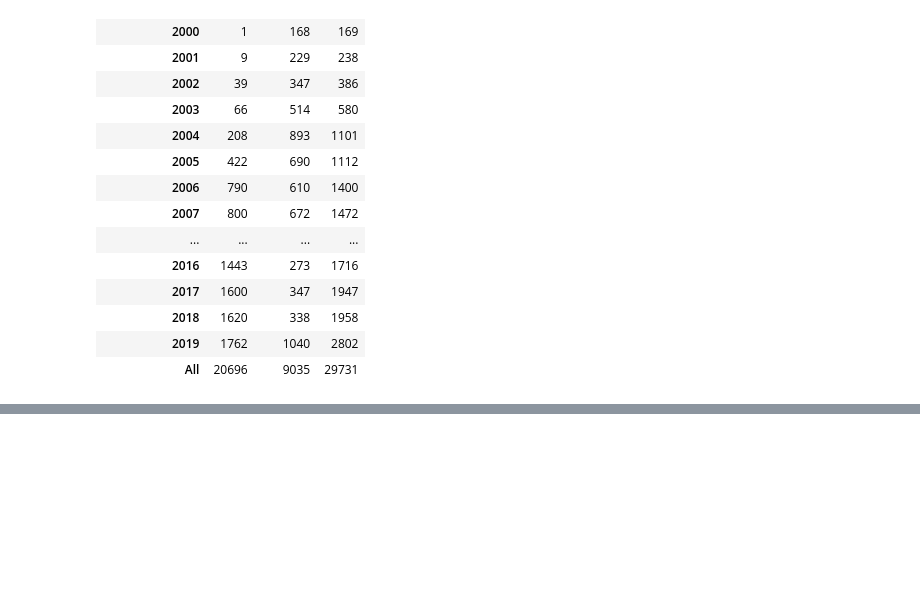
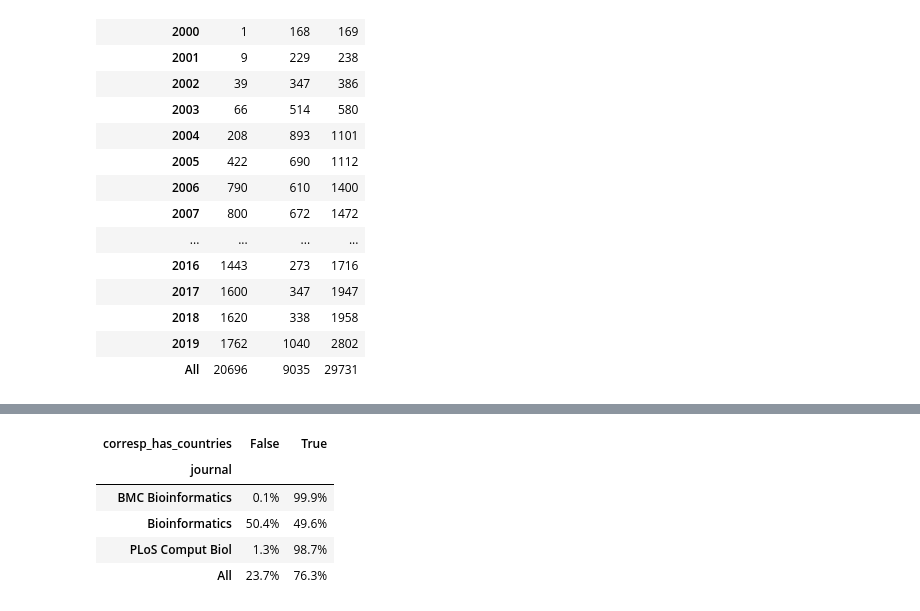
Before and after one commit to greenelab/iscb-diversity, a Jupyter notebook: 08.corresponding-authors.ipynb, the cells around one changed output, grey strips where cells are left out. Cells and saved outputs as stored; diff of their text form; code cells hidden in the pictures; blank space fills up the shorter version.

```diff
--- a/08.corresponding-authors.ipynb
+++ b/08.corresponding-authors.ipynb
@@ -165,0 +210,13 @@ pandas.crosstab(source_df.publication_date.str.slice(0, 4), source_df.source, ma
+# %%
+# Percent of articles where all corresponding authors have assigned countries by journal
+pandas.crosstab(
+    source_df.journal, source_df.corresp_has_countries,
+    margins=True, normalize="index"
+).applymap("{:.1%}".format)
+# %% [output]
+| corresp_has_countries | False | True |
+| journal |  |  |
+| BMC Bioinformatics | 0.1% | 99.9% |
+| Bioinformatics | 50.4% | 49.6% |
+| PLoS Comput Biol | 1.3% | 98.7% |
+| All | 23.7% | 76.3% |
```
Also changed, not shown: parts of 7 cells of this notebook, 1 other file.
